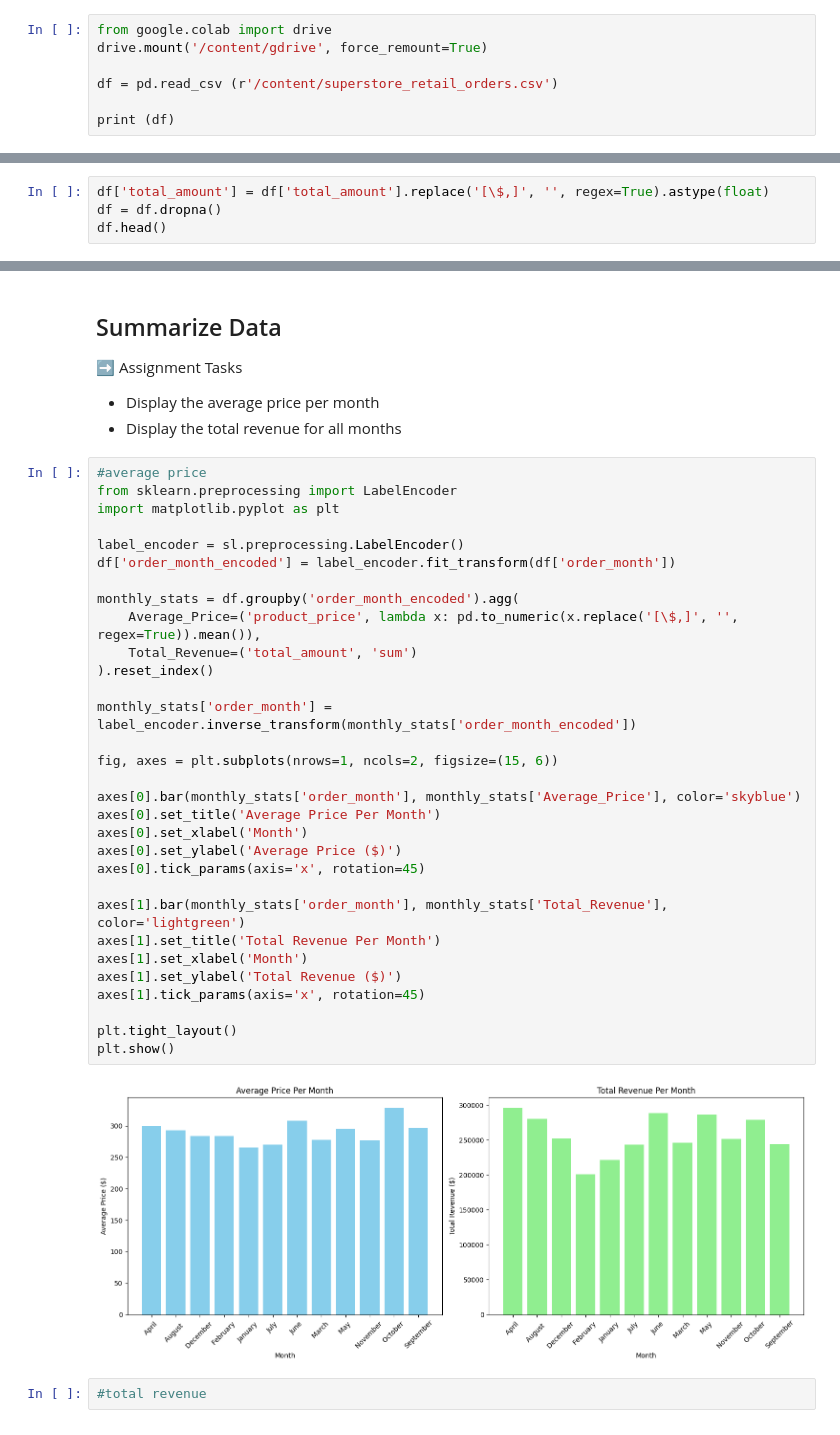
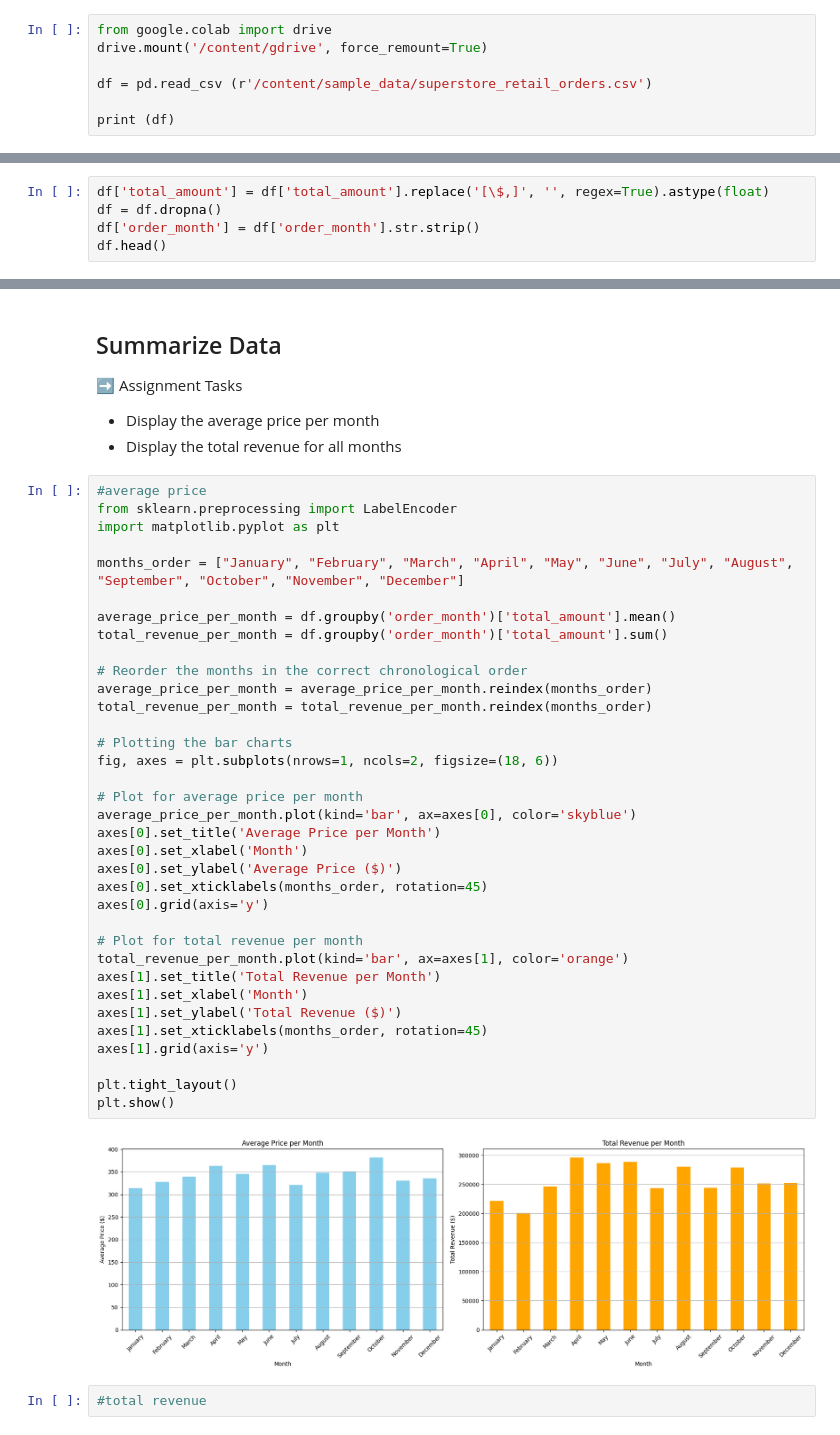
Before and after one commit to Luke-Coffman/IS-4487, a Jupyter notebook: Labs/Scripts/lab3_retailer_intro.ipynb, the cells around one changed output, grey strips where cells are left out. Saved outputs shown, nothing was run; the diff lists cells and outputs as text.

```diff
--- a/Labs/Scripts/lab3_retailer_intro.ipynb
+++ b/Labs/Scripts/lab3_retailer_intro.ipynb
@@ -30,7 +30,7 @@ import sklearn as sl
 from google.colab import drive
 drive.mount('/content/gdrive', force_remount=True)
 
-df = pd.read_csv (r'/content/superstore_retail_orders.csv')
+df = pd.read_csv (r'/content/sample_data/superstore_retail_orders.csv')
 
 print (df)
 # %% [output]
@@ -61,6 +61,7 @@ Mounted at /content/gdrive
 # %%
 df['total_amount'] = df['total_amount'].replace('[\$,]', '', regex=True).astype(float)
 df = df.dropna()
+df['order_month'] = df['order_month'].str.strip()
 df.head()
 # %% [output]
 |  | customer_id | customer_name | address_line_1 | city | state_province | postal_code | order_id | ... |
@@ -78,35 +79,39 @@ df.head()
 # %%
 #average price
 from sklearn.preprocessing import LabelEncoder
 import matplotlib.pyplot as plt
 
-label_encoder = sl.preprocessing.LabelEncoder()
-df['order_month_encoded'] = label_encoder.fit_transform(df['order_month'])
+months_order = ["January", "February", "March", "April", "May", "June", "July", "August", "September", "October", "November", "December"]
 
-monthly_stats = df.groupby('order_month_encoded').agg(
-    Average_Price=('product_price', lambda x: pd.to_numeric(x.replace('[\$,]', '', regex=True)).mean()),
-    Total_Revenue=('total_amount', 'sum')
-).reset_index()
+average_price_per_month = df.groupby('order_month')['total_amount'].mean()
+total_revenue_per_month = df.groupby('order_month')['total_amount'].sum()
 
-monthly_stats['order_month'] = label_encoder.inverse_transform(monthly_stats['order_month_encoded'])
+# Reorder the months in the correct chronological order
+average_price_per_month = average_price_per_month.reindex(months_order)
+total_revenue_per_month = total_revenue_per_month.reindex(months_order)
 
-fig, axes = plt.subplots(nrows=1, ncols=2, figsize=(15, 6))
+# Plotting the bar charts
+fig, axes = plt.subplots(nrows=1, ncols=2, figsize=(18, 6))
 
-axes[0].bar(monthly_stats['order_month'], monthly_stats['Average_Price'], color='skyblue')
-axes[0].set_title('Average Price Per Month')
+# Plot for average price per month
+average_price_per_month.plot(kind='bar', ax=axes[0], color='skyblue')
+axes[0].set_title('Average Price per Month')
 axes[0].set_xlabel('Month')
 axes[0].set_ylabel('Average Price ($)')
-axes[0].tick_params(axis='x', rotation=45)
+axes[0].set_xticklabels(months_order, rotation=45)
+axes[0].grid(axis='y')
 
-axes[1].bar(monthly_stats['order_month'], monthly_stats['Total_Revenue'], color='lightgreen')
-axes[1].set_title('Total Revenue Per Month')
+# Plot for total revenue per month
+total_revenue_per_month.plot(kind='bar', ax=axes[1], color='orange')
+axes[1].set_title('Total Revenue per Month')
 axes[1].set_xlabel('Month')
 axes[1].set_ylabel('Total Revenue ($)')
-axes[1].tick_params(axis='x', rotation=45)
+axes[1].set_xticklabels(months_order, rotation=45)
+axes[1].grid(axis='y')
 
 plt.tight_layout()
 plt.show()
 # %% [output]
-[figure, old version]
+[figure, new version]
 # %%
 #total revenue
```
